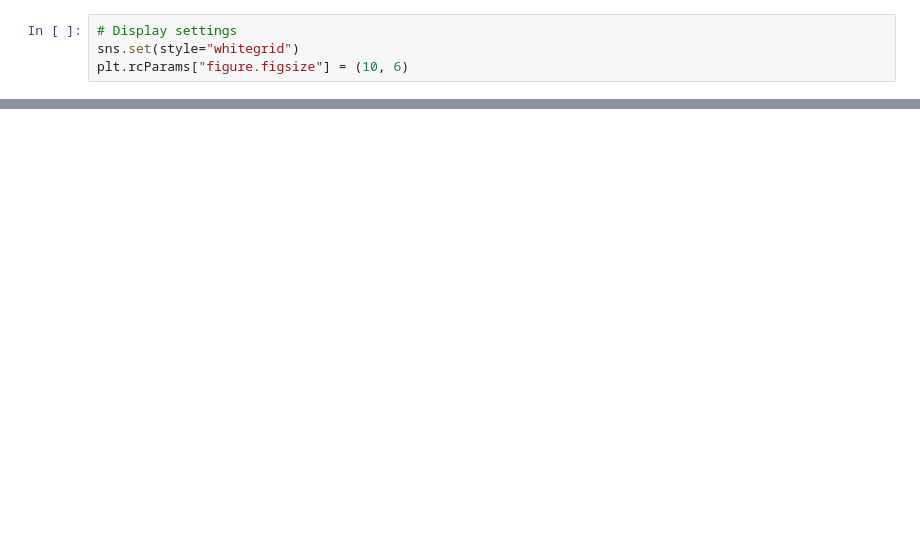
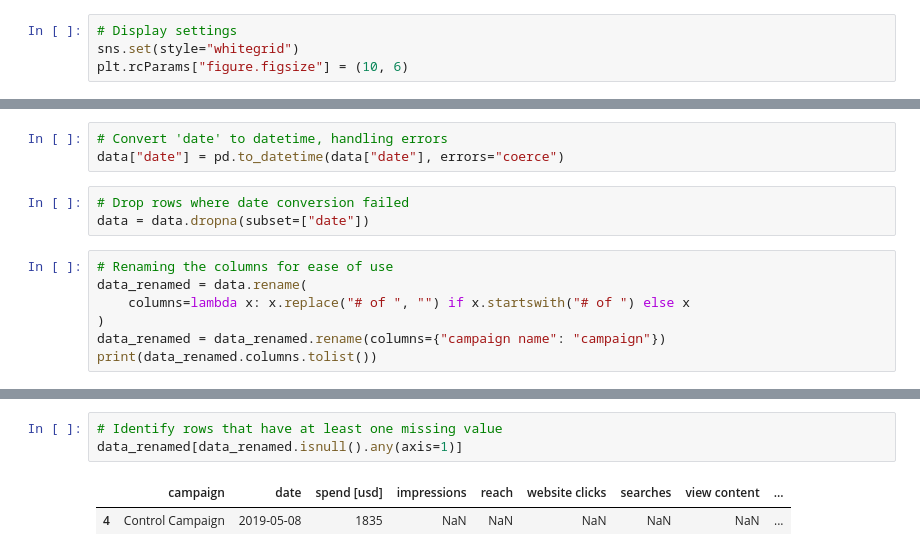
Before and after one commit to Kris-Sobolevskaya/Kaggle-AB-Testing, a Jupyter notebook: KaggleABTesting.ipynb, the cells around one changed output, grey strips where cells are left out. Cells and saved outputs as stored; diff of their text form; blank space fills up the shorter version.

```diff
--- a/KaggleABTesting.ipynb
+++ b/KaggleABTesting.ipynb
@@ -25,0 +68,13 @@ FileNotFoundError: [Errno 2] No such file or directory: 'control_group.csv'
+# %%
+# Convert 'date' to datetime, handling errors
+data["date"] = pd.to_datetime(data["date"], errors="coerce")
+# %%
+# Drop rows where date conversion failed
+data = data.dropna(subset=["date"])
+# %%
+# Renaming the columns for ease of use
+data_renamed = data.rename(
+    columns=lambda x: x.replace("# of ", "") if x.startswith("# of ") else x
+)
+data_renamed = data_renamed.rename(columns={"campaign name": "campaign"})
+print(data_renamed.columns.tolist())
@@ -25,0 +104,6 @@ FileNotFoundError: [Errno 2] No such file or directory: 'control_group.csv'
+# %%
+# Identify rows that have at least one missing value
+data_renamed[data_renamed.isnull().any(axis=1)]
+# %% [output]
+|  | campaign | date | spend [usd] | impressions | reach | website clicks | searches | view content | ... |
+| 4 | Control Campaign | 2019-05-08 | 1835 | NaN | NaN | NaN | NaN | NaN | ... |
```
Also changed, not shown: parts of 25 cells of this notebook.
